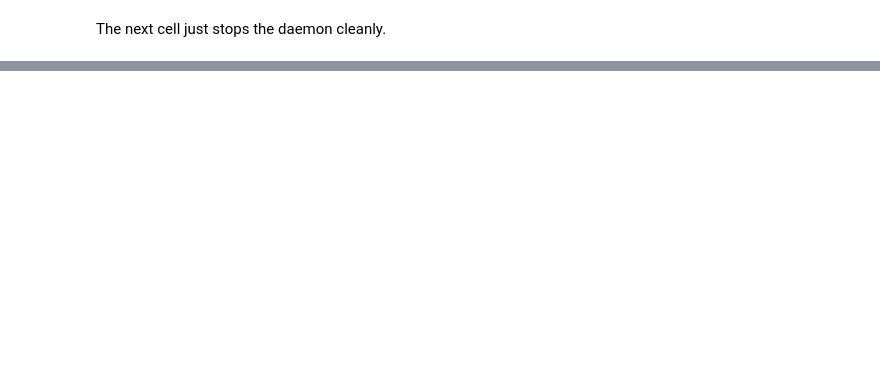
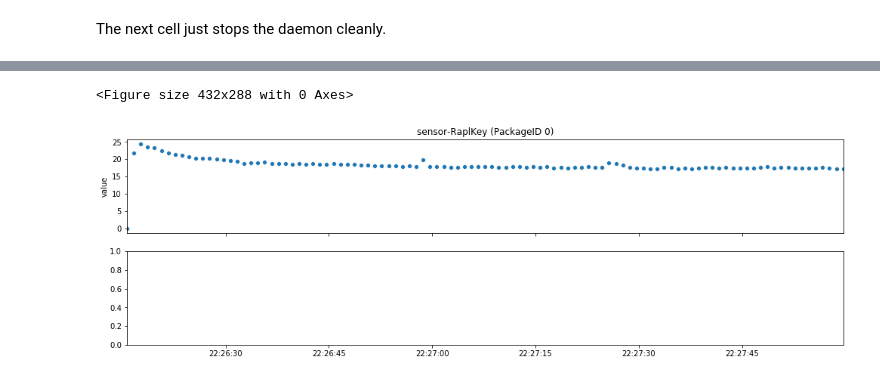
Before and after one commit to anlsys/nrm-core, a Jupyter notebook: notebooks/internal-control.ipynb, the cells around one changed output, grey strips where cells are left out. Cells and saved outputs as stored; diff of their text form; code cells hidden in the pictures; blank space fills up the shorter version.

Commit message:
[feature] control additions
adds static powercap option to daemon configuration, publishes
computed reward value

```diff
--- a/notebooks/internal-control.ipynb
+++ b/notebooks/internal-control.ipynb
@@ -120,14 +123,3 @@ import nrm.tooling as nrm
 host = nrm.Local()
 # %% [output]
 [interactive output not drawn]
-# %%
-host.start_daemon(daemonCfg)
-assert host.check_daemon()
-
-cpd = host.get_cpd()
-print("Pretty-printing the control problem description:\n %s" % cpd)
-cpdd = dict(cpd)
-print("Python dictionary version: %s" % cpdd)
-# s = host.get_state()
-# print(s)
-# print(dict(s))
@@ -180,7 +176,7 @@ def do_workload(host, daemonCfg, workload):
             if "pubMeasurements" in msg:
                 if getCPD:
                     getCPD = False
-                    time.sleep(1)
+                    time.sleep(3)
                     cpd = host.get_cpd()
                     print(cpd)
                     cpd = dict(cpd)
@@ -228,6 +224,9 @@ def do_workload(host, daemonCfg, workload):
                                 (t, value["fromObjectiveValue"])
                             )
                             counter = counter + 1
+                        history["reward"] = history["reward"].append(
+                            meta["innerDecision"]["reward"]
+                        )
                 for content in contents:
                     actuatorID = content["actuatorID"] + "(action)"
                     x = content["actuatorValue"]
@@ -259,11 +260,11 @@ import matplotlib.pyplot as plt
 import seaborn as sns
 
 
-def plot_history(history):
+def plot_history(history, nplots):
     fig = plt.figure()
-    fig, (axes) = plt.subplots(10, 1, sharex=True)
+    fig, (axes) = plt.subplots(nplots, 1, sharex=True)
     fig.subplots_adjust(wspace=0.1)
-    fig.set_size_inches(17, 25, forward=True)
+    fig.set_size_inches(17, 25 * nplots / 10, forward=True)
 
     minTime = min(
         [
@@ -290,10 +291,11 @@ def plot_history(history):
             sns.catplot(ax=ax, x="time", y="value", kind="swarm", data=dataframe)
         else:
             sns.scatterplot(ax=ax, x="time", y="value", data=dataframe)
+    return (minTime, maxTime)
 # %% [output]
 [interactive output not drawn]
 # %%
-history = do_workload(host, daemonCfg, stream)
+history_pcapMax = do_workload(host, daemonCfgs["pcapMax"], stream)
 # %% [output]
 connecting
 connected to tcp://localhost:2345
@@ -328,0 +304,5 @@ history
+# %%
+t_min_pMax, t_max_pMax = plot_history(history_pcapMax, 2)
+runtime = t_max_pMax - t_min_pMax
+print("Runtime: %s" % runtime)
+# %% [output]
@@ -328,0 +310,2 @@ history
+<Figure size 432x288 with 0 Axes>
+[figure, added]
```
Also changed, not shown: parts of 14 cells of this notebook, 14 other files.
